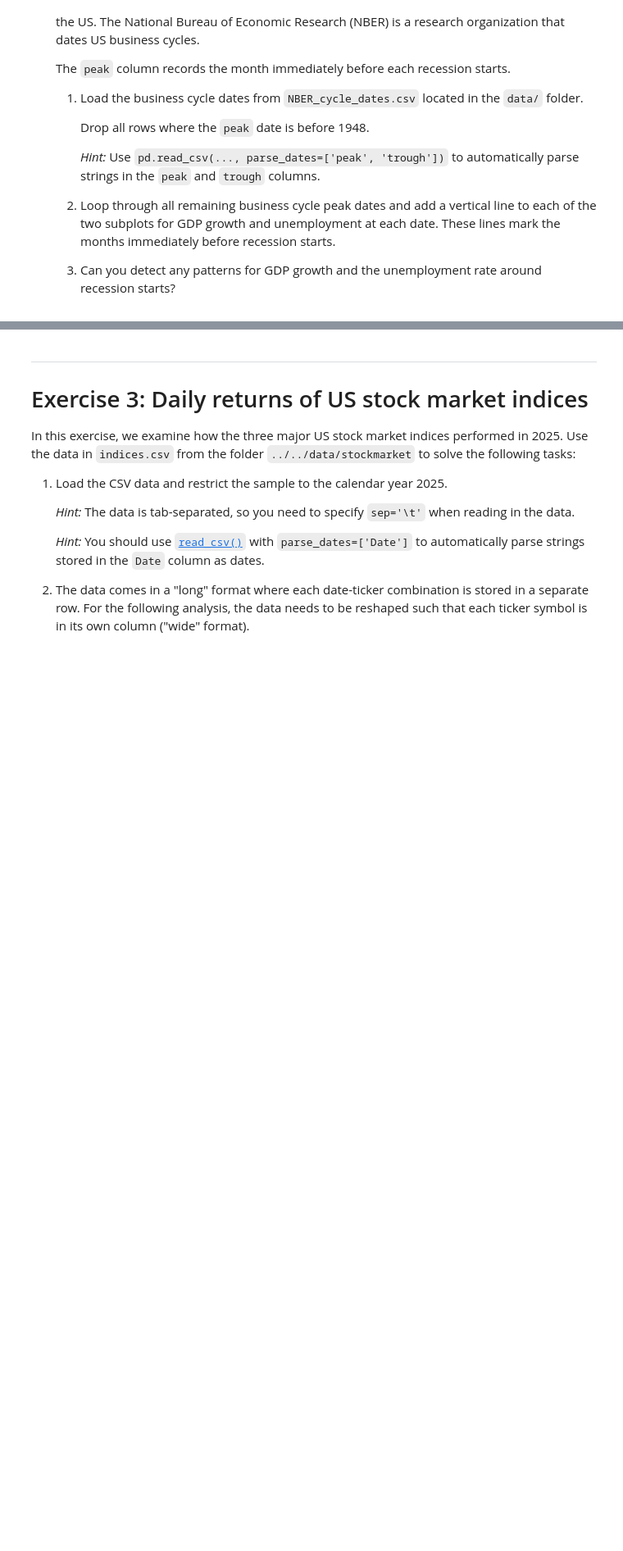
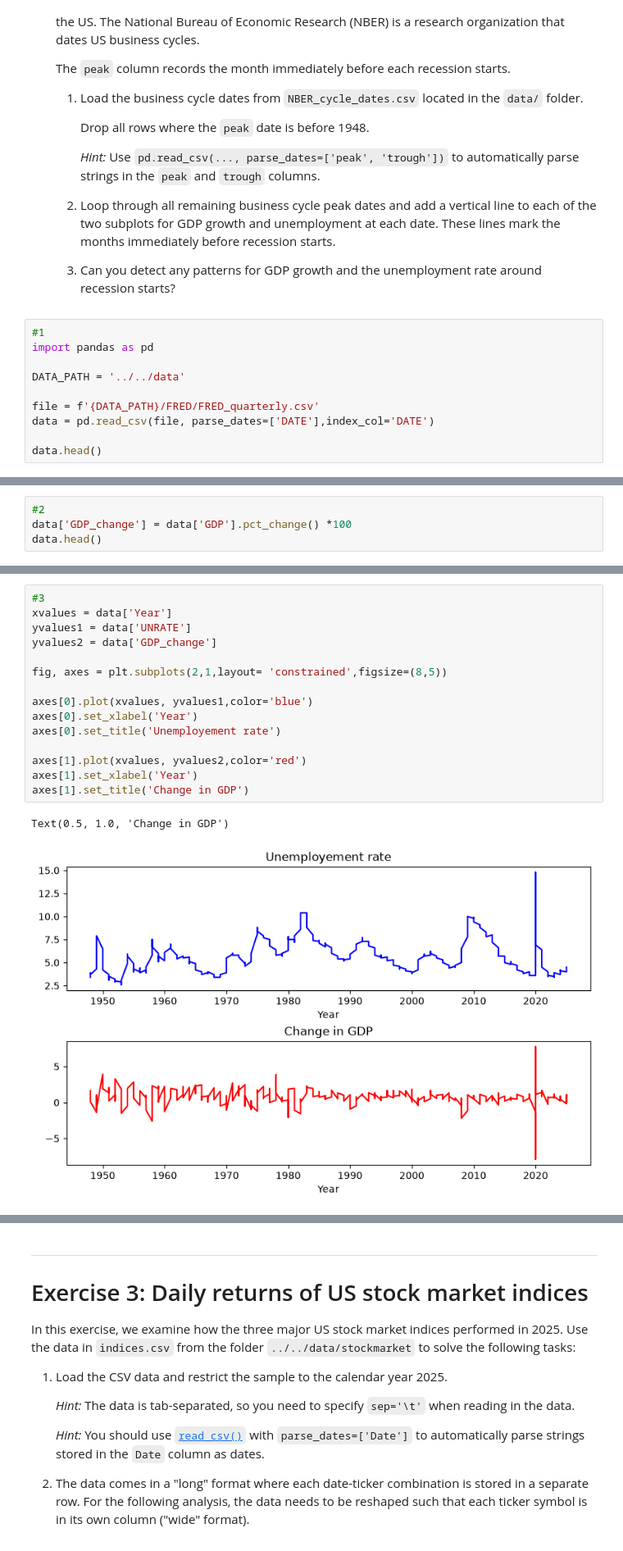
Before and after one commit to falkfrydenlund-creator/TECH2-H26, a Jupyter notebook: workshops/workshop3/workshop3.ipynb, the cells around one changed output, grey strips where cells are left out. Shown at 82% size. Saved outputs shown, nothing was run; the diff lists cells and outputs as text; blank space fills up the shorter version.

```diff
--- a/workshops/workshop3/workshop3.ipynb
+++ b/workshops/workshop3/workshop3.ipynb
@@ -143,3 +143,13 @@ In this exercise, you are asked to plot two main business cycle indicators, GDP
 
     3.  Can you detect any patterns for GDP growth and the unemployment rate
         around recession starts?
+# %%
+#1
+import pandas as pd
+
+DATA_PATH = '../../data'
+
+file = f'{DATA_PATH}/FRED/FRED_quarterly.csv'
+data = pd.read_csv(file, parse_dates=['DATE'],index_col='DATE')
+
+data.head()
@@ -145,0 +164,4 @@ In this exercise, you are asked to plot two main business cycle indicators, GDP
+# %%
+#2
+data['GDP_change'] = data['GDP'].pct_change() *100
+data.head()
@@ -145,0 +176,18 @@ In this exercise, you are asked to plot two main business cycle indicators, GDP
+# %%
+#3
+xvalues = data['Year']
+yvalues1 = data['UNRATE']
+yvalues2 = data['GDP_change']
+
+fig, axes = plt.subplots(2,1,layout= 'constrained',figsize=(8,5))
+
+axes[0].plot(xvalues, yvalues1,color='blue')
+axes[0].set_xlabel('Year')
+axes[0].set_title('Unemployement rate')
+
+axes[1].plot(xvalues, yvalues2,color='red')
+axes[1].set_xlabel('Year')
+axes[1].set_title('Change in GDP')
+# %% [output]
+Text(0.5, 1.0, 'Change in GDP')
+[figure, added]
```
Also changed, not shown: parts of 4 cells of this notebook.
